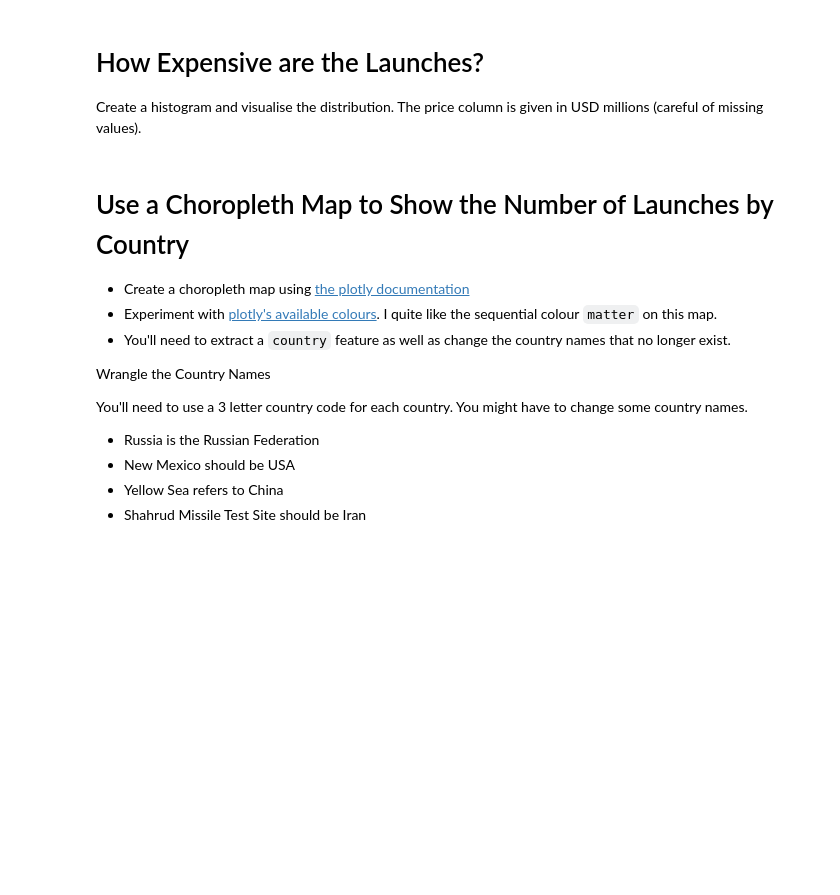
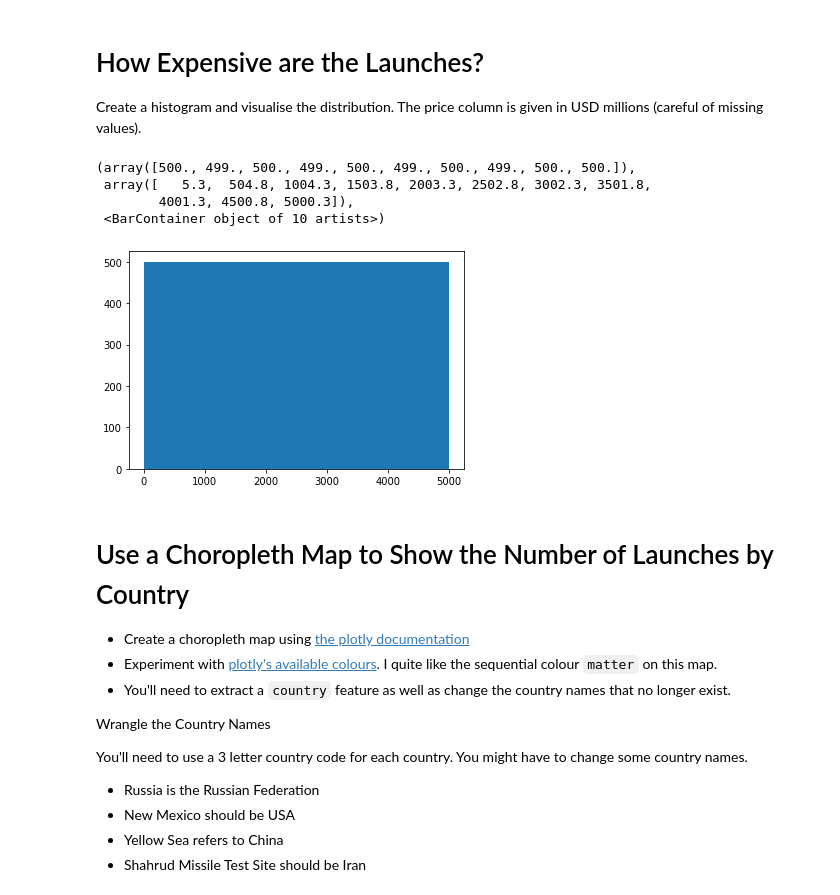
Before and after one commit to DDwillis59/Space-Race-Data-Science, a Jupyter notebook: Space_Missions_Analysis_(start).ipynb, the cells around one changed output. Drawn from its saved outputs; the diff is of its cells as text; code cells hidden in the pictures; blank space fills up the shorter version.

Commit message:
Histogram

```diff
--- a/Space_Missions_Analysis_(start).ipynb
+++ b/Space_Missions_Analysis_(start).ipynb
@@ -158,6 +157,25 @@ There are 909 successful missions and 36 failed missions
 # How Expensive are the Launches?
 
 Create a histogram and visualise the distribution. The price column is given in USD millions (careful of missing values).
+# %%
+symbolsRemoving = [","]
+columnsToClean = ['Price']
+
+for i in columnsToClean:
+    for j in symbolsRemoving:
+        clean_data[i] = clean_data[i].astype(str).str.replace(j,"")
+
+    clean_data[i] = pd.to_numeric(clean_data[i])
+
+
+
+plt.hist(clean_data.Price)
+# %% [output]
+(array([500., 499., 500., 499., 500., 499., 500., 499., 500., 500.]),
+ array([   5.3,  504.8, 1004.3, 1503.8, 2003.3, 2502.8, 3002.3, 3501.8,
+        4001.3, 4500.8, 5000.3]),
+ <BarContainer object of 10 artists>)
+[figure, added]
 # %% [markdown]
 # Use a Choropleth Map to Show the Number of Launches by Country
 
```
Also changed, not shown: parts of 1 cell of this notebook.
